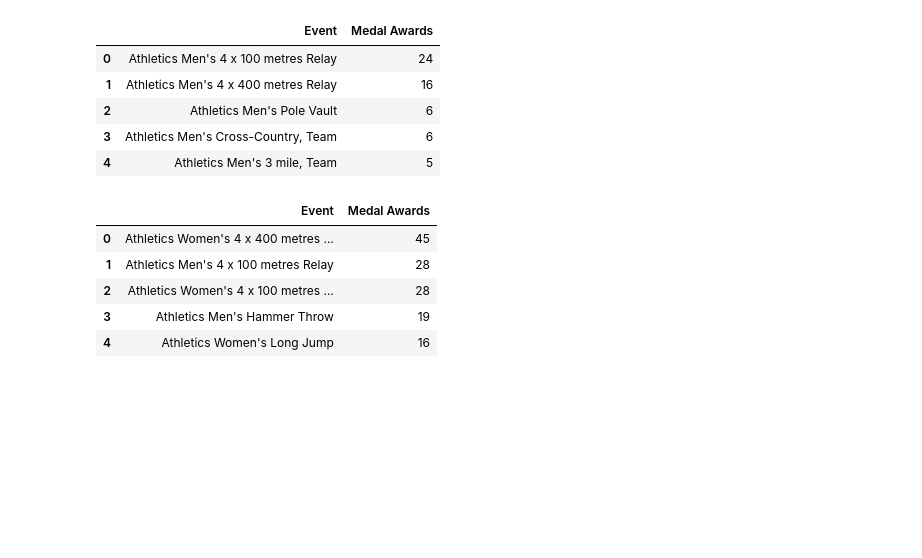
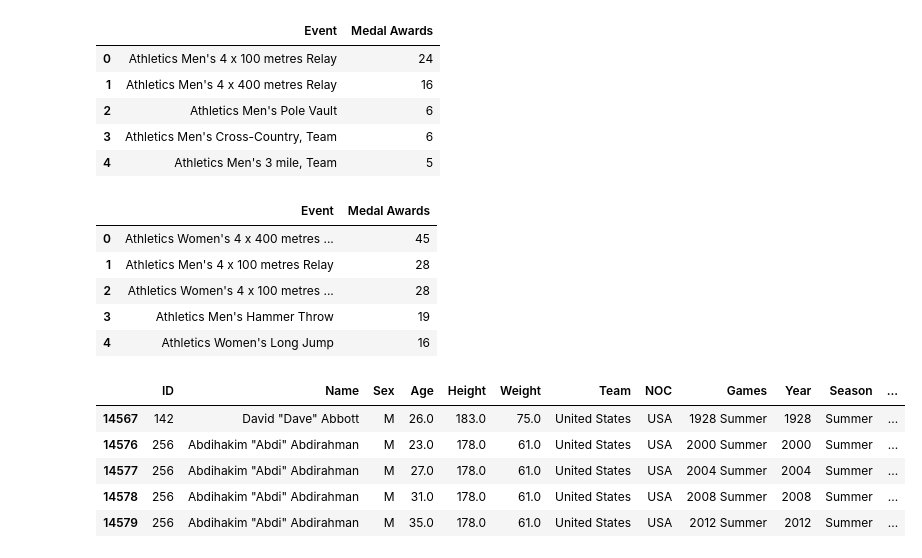
Before and after one commit to juluobruce/Summer-Olympics-Project, a Jupyter notebook: records.ipynb, the cells around one changed output. Cells and saved outputs as stored; diff of their text form; code cells hidden in the pictures; blank space fills up the shorter version.

```diff
--- a/records.ipynb
+++ b/records.ipynb
@@ -551,4 +547,13 @@ germany_data.to_csv('germany_medal.csv', index=False)
 uk_data.to_csv('uk_medal.csv', index=False)
 france_data.to_csv('france_medal.csv', index=False)
 russia_data.to_csv('russia_medal.csv', index=False)
+# %%
+us.head(5)
+# %% [output]
+|  | ID | Name | Sex | Age | Height | Weight | Team | NOC | Games | Year | Season | ... |
+| 14567 | 142 | David "Dave" Abbott | M | 26.0 | 183.0 | 75.0 | United States | USA | 1928 Summer | 1928 | Summer | ... |
+| 14576 | 256 | Abdihakim "Abdi" Abdirahman | M | 23.0 | 178.0 | 61.0 | United States | USA | 2000 Summer | 2000 | Summer | ... |
+| 14577 | 256 | Abdihakim "Abdi" Abdirahman | M | 27.0 | 178.0 | 61.0 | United States | USA | 2004 Summer | 2004 | Summer | ... |
+| 14578 | 256 | Abdihakim "Abdi" Abdirahman | M | 31.0 | 178.0 | 61.0 | United States | USA | 2008 Summer | 2008 | Summer | ... |
+| 14579 | 256 | Abdihakim "Abdi" Abdirahman | M | 35.0 | 178.0 | 61.0 | United States | USA | 2012 Summer | 2012 | Summer | ... |
 # %%
```
Also changed, not shown: parts of 17 cells of this notebook, 10 other files.
